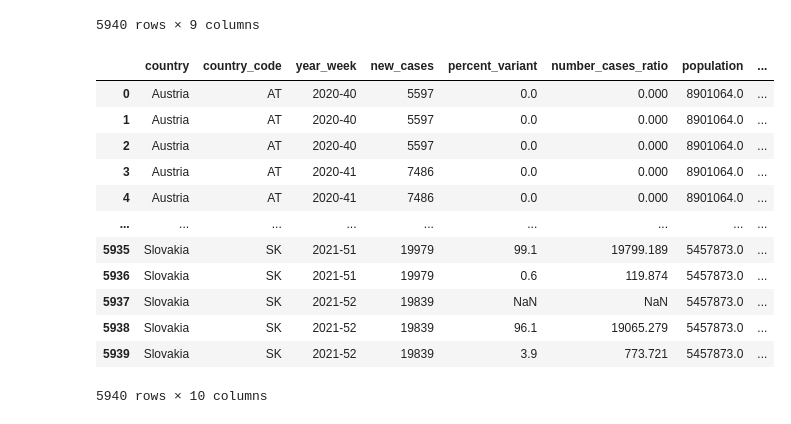
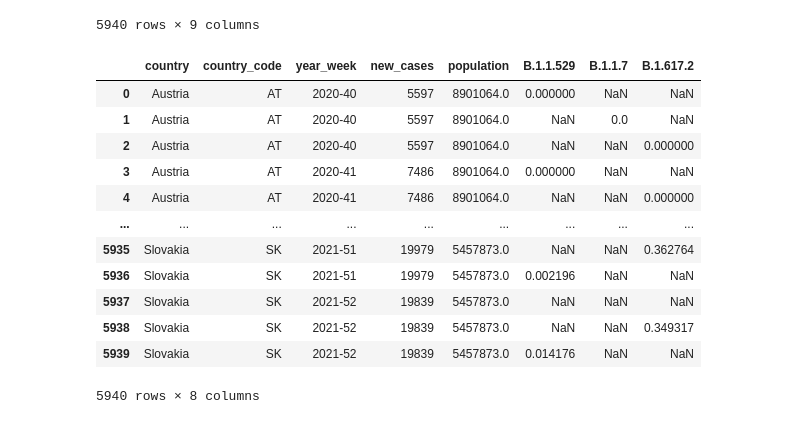
Before and after one commit to bryn-m/Covid_Evolution, a Jupyter notebook: 1_load_data.ipynb, the cells around one changed output. Drawn from its saved outputs; the diff is of its cells as text; code cells hidden in the pictures.

```diff
--- a/1_load_data.ipynb
+++ b/1_load_data.ipynb
@@ -161,26 +161,25 @@ variants
 # %%
 variant_data = variants[["variant","normalized_counts"]]#.reset_index(drop=True)
 variant_data_p = variant_data.pivot(columns = ["variant"], values = ["normalized_counts"])
 variant_data_p = variant_data_p.droplevel(level = 0, axis = 1)
-week_data = pd.DataFrame(variants[["country","country_code","year_week","new_cases","percent_variant",
-                                  "number_cases_ratio","population"]]).reset_index(drop=True)
+week_data = pd.DataFrame(variants[["country","country_code","year_week","new_cases","population"]]).reset_index(drop=True)
 week_data.index.rename("variant", inplace = True)
 combined = week_data.join(variant_data_p, on="variant").reset_index(drop=True)
 combined
 # %% [output]
-|  | country | country_code | year_week | new_cases | percent_variant | number_cases_ratio | population | ... |
-| 0 | Austria | AT | 2020-40 | 5597 | 0.0 | 0.000 | 8901064.0 | ... |
-| 1 | Austria | AT | 2020-40 | 5597 | 0.0 | 0.000 | 8901064.0 | ... |
-| 2 | Austria | AT | 2020-40 | 5597 | 0.0 | 0.000 | 8901064.0 | ... |
-| 3 | Austria | AT | 2020-41 | 7486 | 0.0 | 0.000 | 8901064.0 | ... |
-| 4 | Austria | AT | 2020-41 | 7486 | 0.0 | 0.000 | 8901064.0 | ... |
+|  | country | country_code | year_week | new_cases | population | B.1.1.529 | B.1.1.7 | B.1.617.2 |
+| 0 | Austria | AT | 2020-40 | 5597 | 8901064.0 | 0.000000 | NaN | NaN |
+| 1 | Austria | AT | 2020-40 | 5597 | 8901064.0 | NaN | 0.0 | NaN |
+| 2 | Austria | AT | 2020-40 | 5597 | 8901064.0 | NaN | NaN | 0.000000 |
+| 3 | Austria | AT | 2020-41 | 7486 | 8901064.0 | 0.000000 | NaN | NaN |
+| 4 | Austria | AT | 2020-41 | 7486 | 8901064.0 | NaN | NaN | 0.000000 |
 | ... | ... | ... | ... | ... | ... | ... | ... | ... |
-| 5935 | Slovakia | SK | 2021-51 | 19979 | 99.1 | 19799.189 | 5457873.0 | ... |
-| 5936 | Slovakia | SK | 2021-51 | 19979 | 0.6 | 119.874 | 5457873.0 | ... |
-| 5937 | Slovakia | SK | 2021-52 | 19839 | NaN | NaN | 5457873.0 | ... |
-| 5938 | Slovakia | SK | 2021-52 | 19839 | 96.1 | 19065.279 | 5457873.0 | ... |
-| 5939 | Slovakia | SK | 2021-52 | 19839 | 3.9 | 773.721 | 5457873.0 | ... |
+| 5935 | Slovakia | SK | 2021-51 | 19979 | 5457873.0 | NaN | NaN | 0.362764 |
+| 5936 | Slovakia | SK | 2021-51 | 19979 | 5457873.0 | 0.002196 | NaN | NaN |
+| 5937 | Slovakia | SK | 2021-52 | 19839 | 5457873.0 | NaN | NaN | NaN |
+| 5938 | Slovakia | SK | 2021-52 | 19839 | 5457873.0 | NaN | NaN | 0.349317 |
+| 5939 | Slovakia | SK | 2021-52 | 19839 | 5457873.0 | 0.014176 | NaN | NaN |
-5940 rows × 10 columns
+5940 rows × 8 columns
 # %%
 data = []
 for idx, row in combined.iterrows():
```
Also changed, not shown: parts of 3 cells of this notebook, 1 other file.
